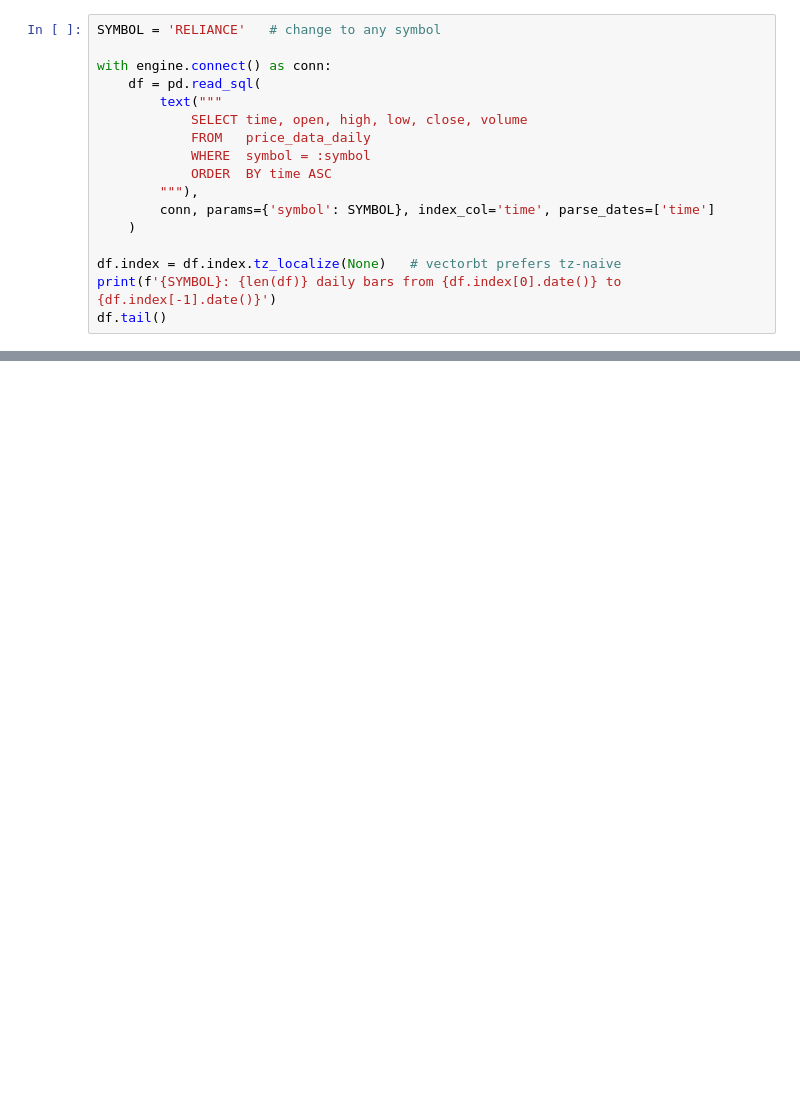
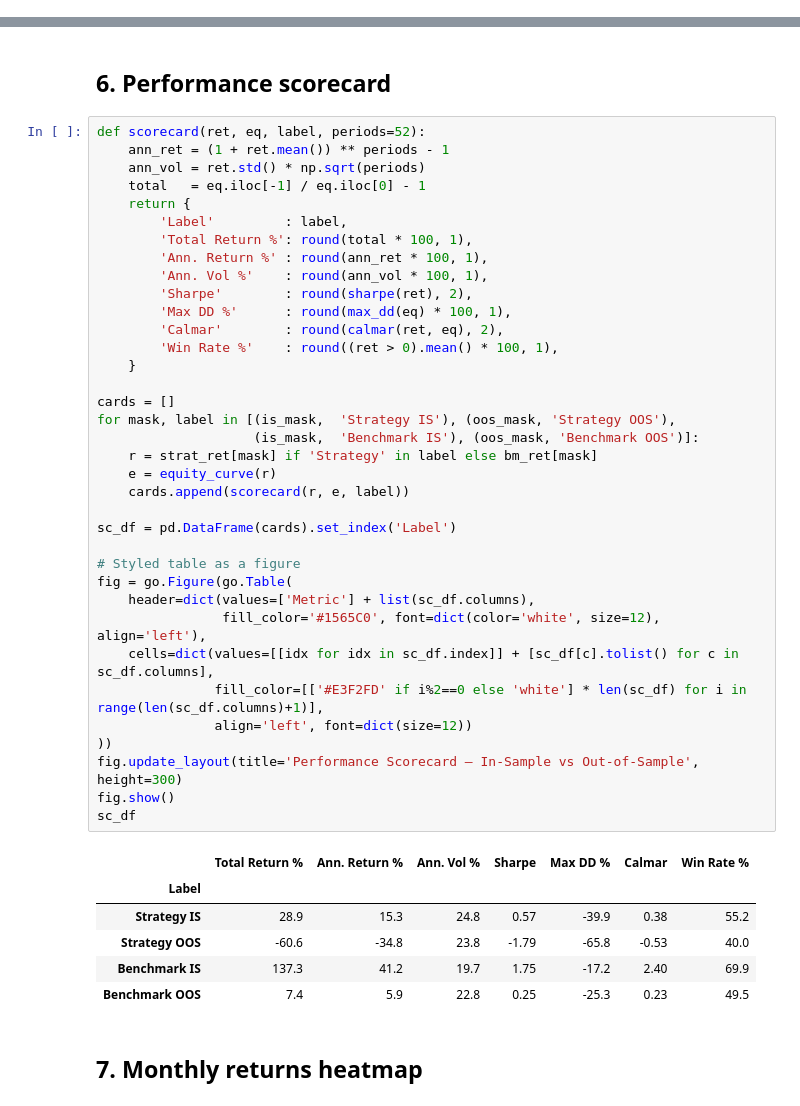
Before and after one commit to ramanathan23/trader-cockpit-app, a Jupyter notebook: notebooks/01_momentum_backtest.ipynb, the cells around one changed output, grey strips where cells are left out. Saved outputs shown, nothing was run; the diff lists cells and outputs as text; blank space fills up the shorter version.

```diff
--- a/notebooks/01_momentum_backtest.ipynb
+++ b/notebooks/01_momentum_backtest.ipynb
@@ -76,17 +39,0 @@ fig.show()
-# %%
-SYMBOL = 'RELIANCE'   # change to any symbol
-
-with engine.connect() as conn:
-    df = pd.read_sql(
-        text("""
-            SELECT time, open, high, low, close, volume
-            FROM   price_data_daily
-            WHERE  symbol = :symbol
-            ORDER  BY time ASC
-        """),
-        conn, params={'symbol': SYMBOL}, index_col='time', parse_dates=['time']
-    )
-
-df.index = df.index.tz_localize(None)   # vectorbt prefers tz-naive
-print(f'{SYMBOL}: {len(df)} daily bars from {df.index[0].date()} to {df.index[-1].date()}')
-df.tail()
@@ -262,0 +259,47 @@ Name: agg_func_mean, dtype: object
+# %% [markdown]
+## 6. Performance scorecard
+# %%
+def scorecard(ret, eq, label, periods=52):
+    ann_ret = (1 + ret.mean()) ** periods - 1
+    ann_vol = ret.std() * np.sqrt(periods)
+    total   = eq.iloc[-1] / eq.iloc[0] - 1
+    return {
+        'Label'         : label,
+        'Total Return %': round(total * 100, 1),
+        'Ann. Return %' : round(ann_ret * 100, 1),
+        'Ann. Vol %'    : round(ann_vol * 100, 1),
+        'Sharpe'        : round(sharpe(ret), 2),
+        'Max DD %'      : round(max_dd(eq) * 100, 1),
+        'Calmar'        : round(calmar(ret, eq), 2),
+        'Win Rate %'    : round((ret > 0).mean() * 100, 1),
+    }
+
+cards = []
+for mask, label in [(is_mask,  'Strategy IS'), (oos_mask, 'Strategy OOS'),
+                    (is_mask,  'Benchmark IS'), (oos_mask, 'Benchmark OOS')]:
+    r = strat_ret[mask] if 'Strategy' in label else bm_ret[mask]
+    e = equity_curve(r)
+    cards.append(scorecard(r, e, label))
+
+sc_df = pd.DataFrame(cards).set_index('Label')
+
+# Styled table as a figure
+fig = go.Figure(go.Table(
+    header=dict(values=['Metric'] + list(sc_df.columns),
+                fill_color='#1565C0', font=dict(color='white', size=12), align='left'),
+    cells=dict(values=[[idx for idx in sc_df.index]] + [sc_df[c].tolist() for c in sc_df.columns],
+               fill_color=[['#E3F2FD' if i%2==0 else 'white'] * len(sc_df) for i in range(len(sc_df.columns)+1)],
+               align='left', font=dict(size=12))
+))
+fig.update_layout(title='Performance Scorecard — In-Sample vs Out-of-Sample', height=300)
+fig.show()
+sc_df
+# %% [output]
+|  | Total Return % | Ann. Return % | Ann. Vol % | Sharpe | Max DD % | Calmar | Win Rate % |
+| Label |  |  |  |  |  |  |  |
+| Strategy IS | 28.9 | 15.3 | 24.8 | 0.57 | -39.9 | 0.38 | 55.2 |
+| Strategy OOS | -60.6 | -34.8 | 23.8 | -1.79 | -65.8 | -0.53 | 40.0 |
+| Benchmark IS | 137.3 | 41.2 | 19.7 | 1.75 | -17.2 | 2.40 | 69.9 |
+| Benchmark OOS | 7.4 | 5.9 | 22.8 | 0.25 | -25.3 | 0.23 | 49.5 |
+# %% [markdown]
+## 7. Monthly returns heatmap
```
Also changed, not shown: parts of 29 cells of this notebook, 9 other files.
